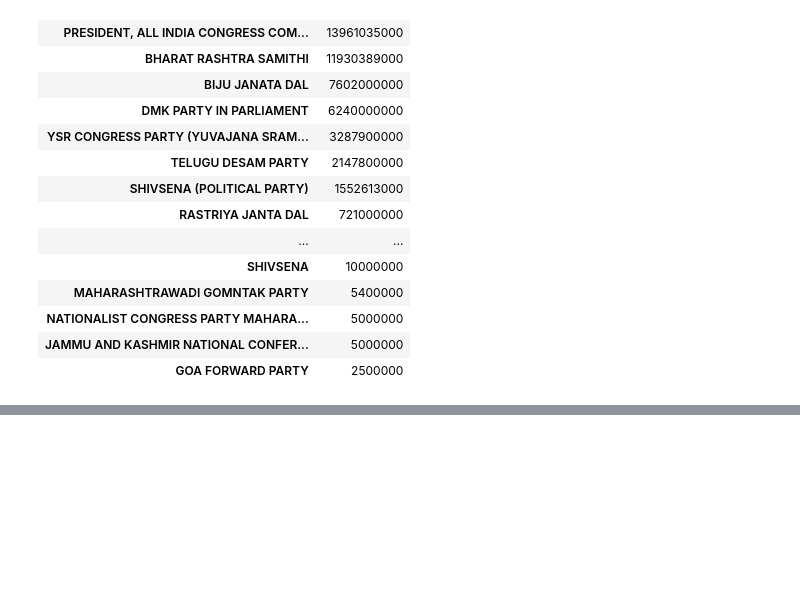
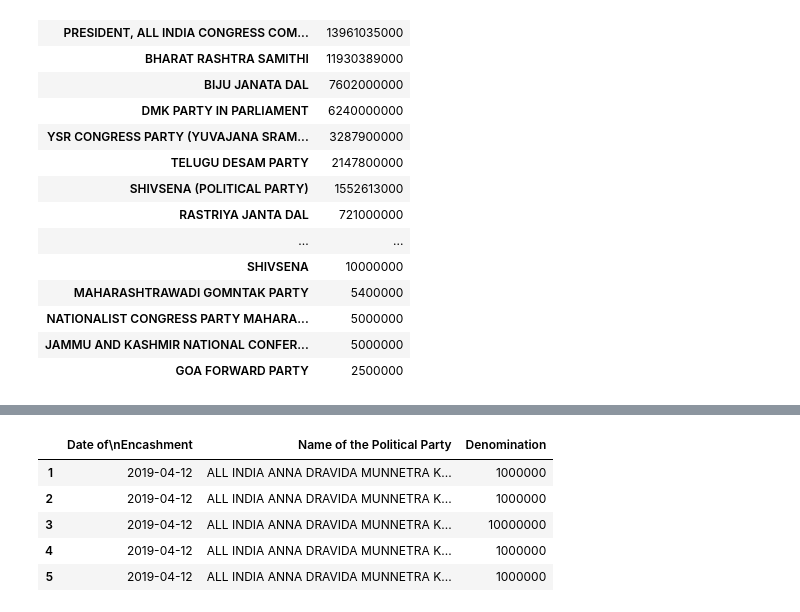
Before and after one commit to SaurVer/My_python_journey, a Jupyter notebook: Assignment_1/Python for Data Analysis by Wes mikkney/Chapter 10: Data Aggregation and Group Operations.ipynb, the cells around one changed output, grey strips where cells are left out. Cells and saved outputs as stored; diff of their text form; code cells hidden in the pictures; blank space fills up the shorter version.

```diff
--- a/Assignment_1/Python for Data Analysis by Wes mikkney/Chapter 10: Data Aggregation and Group Operations.ipynb
+++ b/Assignment_1/Python for Data Analysis by Wes mikkney/Chapter 10: Data Aggregation and Group Operations.ipynb
@@ -1306,0 +1316,11 @@ taker.groupby('Name of the Political Party').sum(numeric_only=True).sort_values(
+# %%
+taker['Date of\nEncashment'] = pd.to_datetime(taker['Date of\nEncashment'])
+# %%
+taker.head()
+# %% [output]
+|  | Date of\nEncashment | Name of the Political Party | Denomination |
+| 1 | 2019-04-12 | ALL INDIA ANNA DRAVIDA MUNNETRA K... | 1000000 |
+| 2 | 2019-04-12 | ALL INDIA ANNA DRAVIDA MUNNETRA K... | 1000000 |
+| 3 | 2019-04-12 | ALL INDIA ANNA DRAVIDA MUNNETRA K... | 10000000 |
+| 4 | 2019-04-12 | ALL INDIA ANNA DRAVIDA MUNNETRA K... | 1000000 |
+| 5 | 2019-04-12 | ALL INDIA ANNA DRAVIDA MUNNETRA K... | 1000000 |
```
Also changed, not shown: parts of 1 cell of this notebook, 2 other files.
